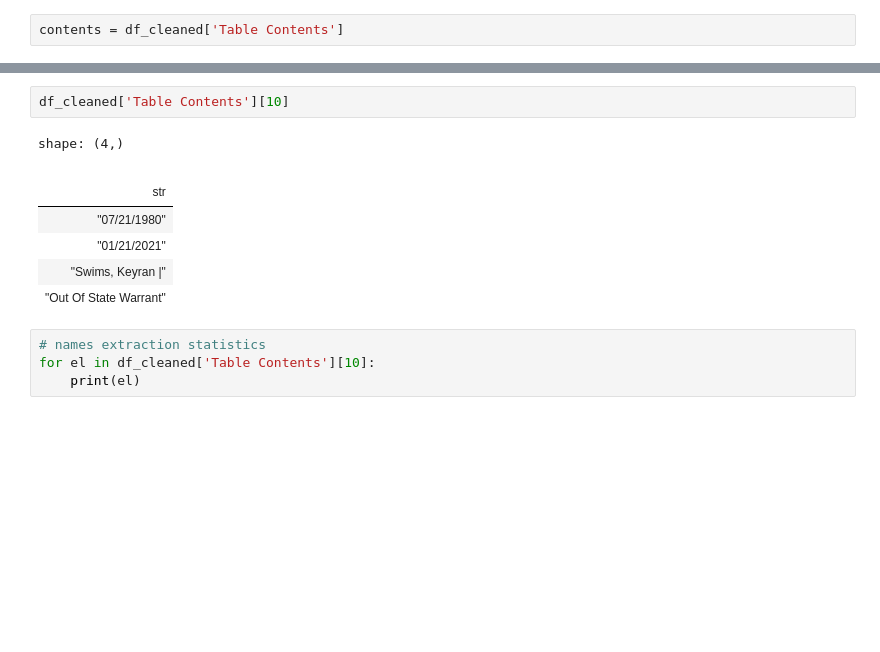
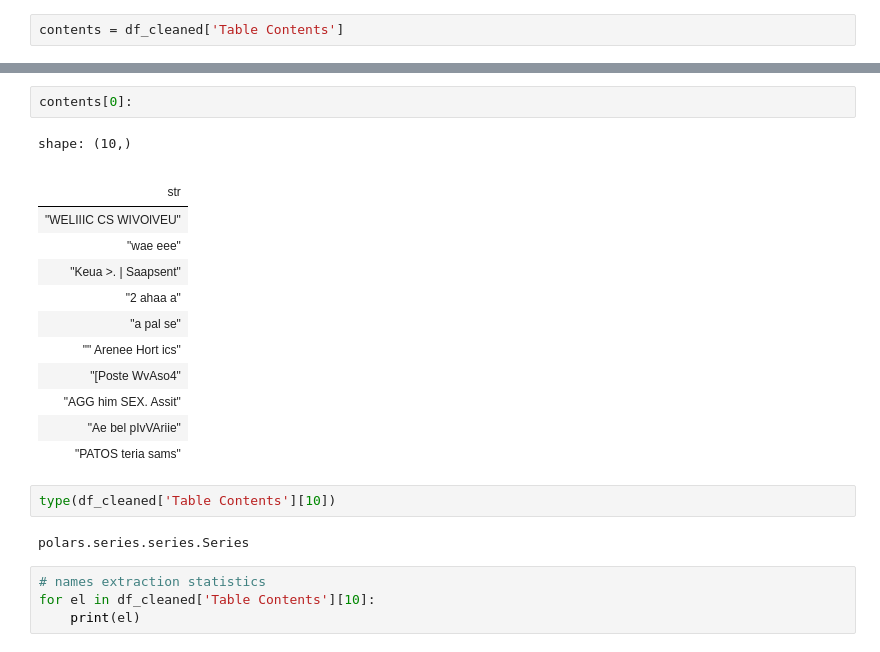
Before and after one commit to mansueto-institute/jail-events, a Jupyter notebook: src/jail-events/notebooks/extraction_report.ipynb, the cells around one changed output, grey strips where cells are left out. Drawn from its saved outputs; the diff is of its cells as text; blank space fills up the shorter version.

```diff
--- a/src/jail-events/notebooks/extraction_report.ipynb
+++ b/src/jail-events/notebooks/extraction_report.ipynb
@@ -832,13 +848,23 @@ contents
+# %%
+contents[0]:
+# %% [output]
+shape: (10,)
+|  |
+| str |
+| "WELIIIC CS WIVOlVEU" |
+| "wae eee" |
+| "Keua >. | Saapsent" |
+| "2 ahaa a" |
+| "a pal se" |
+| "" Arenee Hort ics" |
+| "[Poste WvAso4" |
+| "AGG him SEX. Assit" |
+| "Ae bel pIvVAriie" |
+| "PATOS teria sams" |
 # %%
-df_cleaned['Table Contents'][10]
+type(df_cleaned['Table Contents'][10])
 # %% [output]
-shape: (4,)
+polars.series.series.Series
-|  |
-| str |
-| "07/21/1980" |
-| "01/21/2021" |
-| "Swims, Keyran |" |
-| "Out Of State Warrant" |
 # %%
 # names extraction statistics
 for el in df_cleaned['Table Contents'][10]:
```
Also changed, not shown: parts of 3 cells of this notebook, 4 other files.
